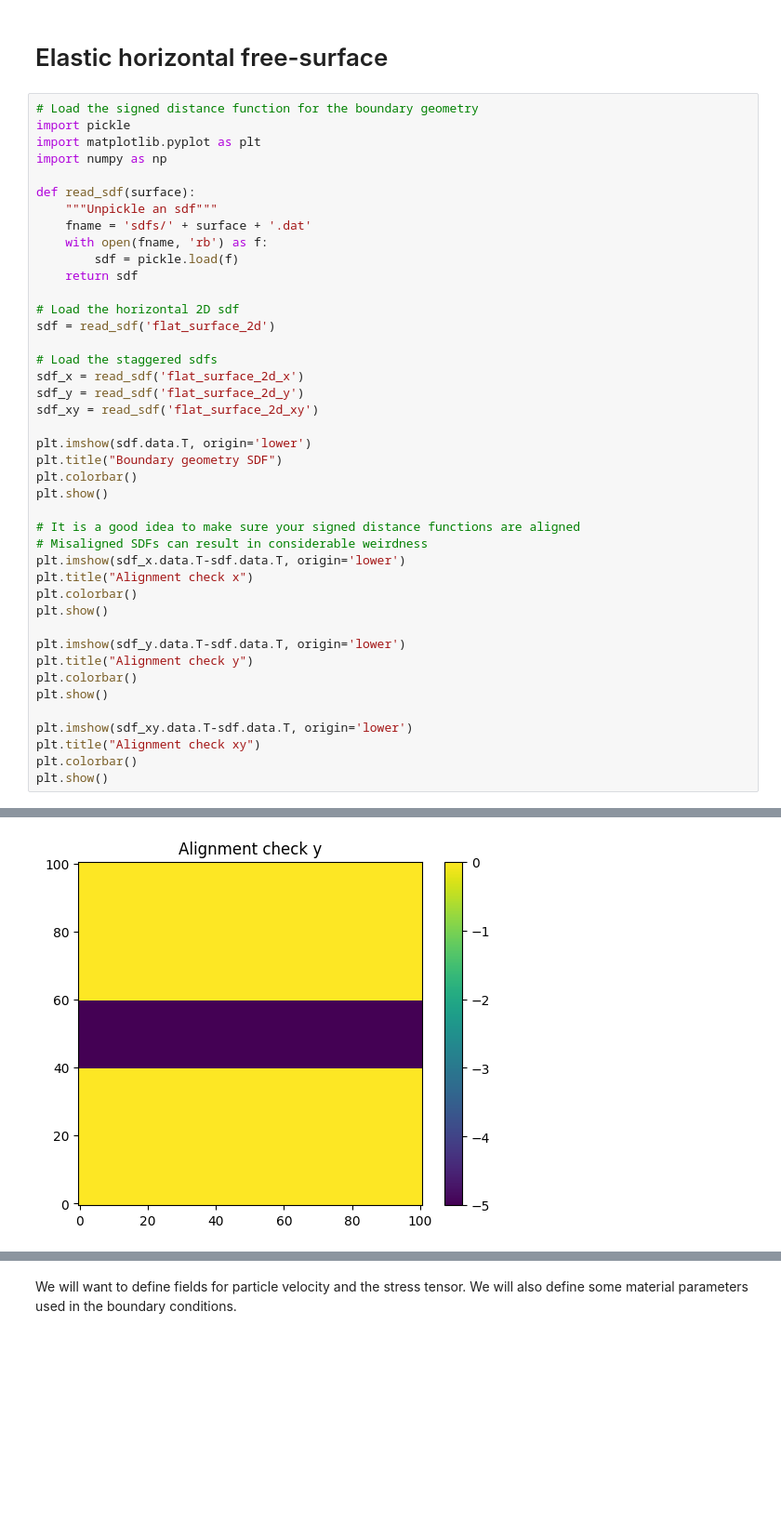
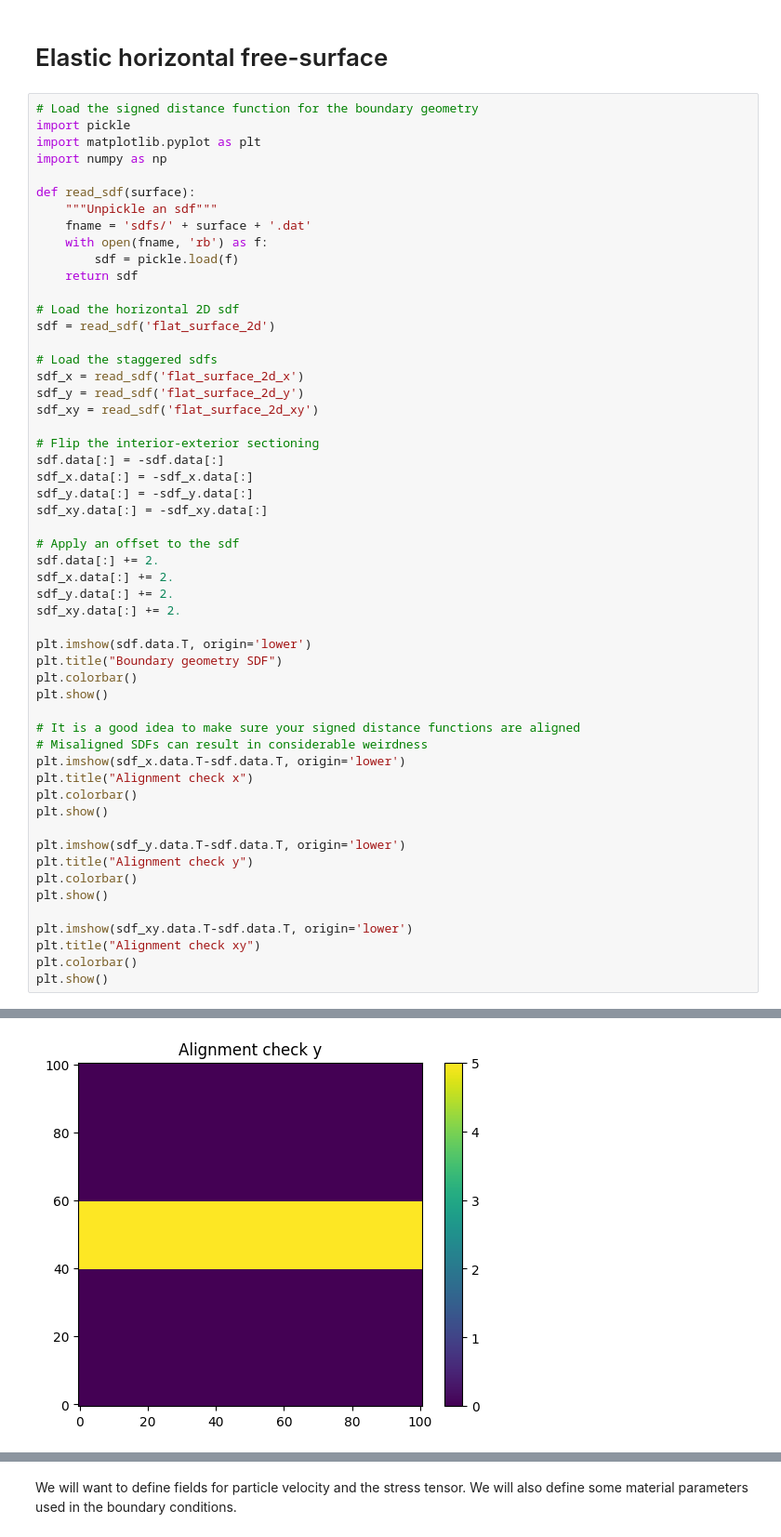
Before and after one commit to devitocodes/schism, a Jupyter notebook: examples/12_elastic_flat_surface.ipynb, the cells around one changed output, grey strips where cells are left out. Shown at 93% size. Drawn from its saved outputs; the diff is of its cells as text; blank space fills up the shorter version.

```diff
--- a/examples/12_elastic_flat_surface.ipynb
+++ b/examples/12_elastic_flat_surface.ipynb
@@ -20,6 +20,18 @@ sdf = read_sdf('flat_surface_2d')
 sdf_x = read_sdf('flat_surface_2d_x')
 sdf_y = read_sdf('flat_surface_2d_y')
 sdf_xy = read_sdf('flat_surface_2d_xy')
+
+# Flip the interior-exterior sectioning
+sdf.data[:] = -sdf.data[:]
+sdf_x.data[:] = -sdf_x.data[:]
+sdf_y.data[:] = -sdf_y.data[:]
+sdf_xy.data[:] = -sdf_xy.data[:]
+
+# Apply an offset to the sdf
+sdf.data[:] += 2.
+sdf_x.data[:] += 2.
+sdf_y.data[:] += 2.
+sdf_xy.data[:] += 2.
 
 plt.imshow(sdf.data.T, origin='lower')
 plt.title("Boundary geometry SDF")
@@ -47,2 +59,2 @@ plt.show()
 [figure]
-[figure, old version]
+[figure, new version]
```
Also changed, not shown: parts of 11 cells of this notebook, 15 other files.
